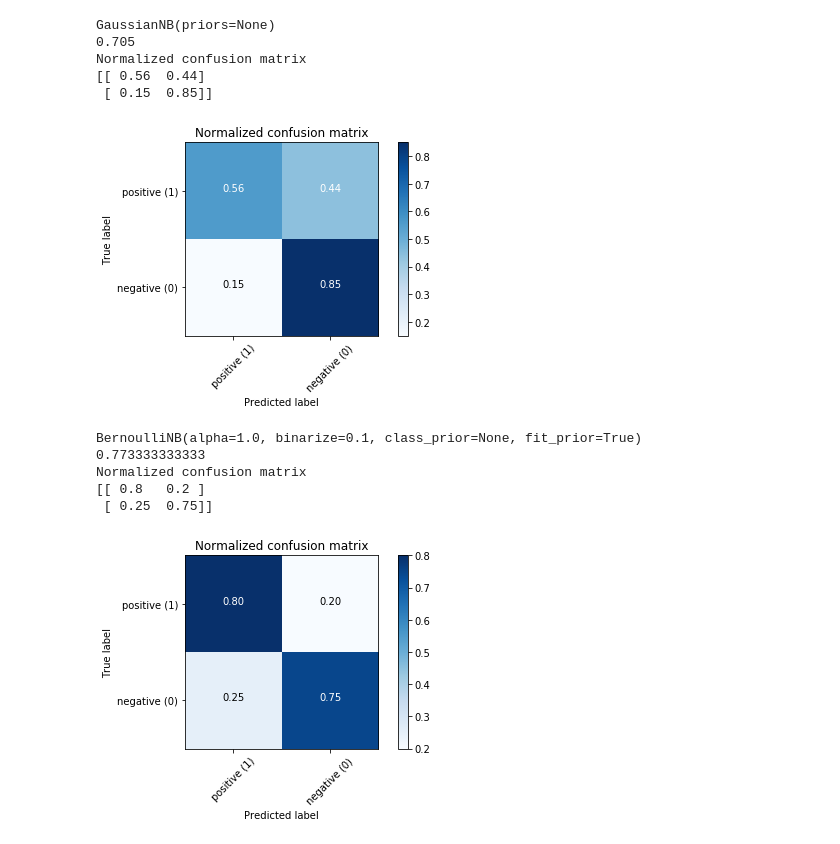
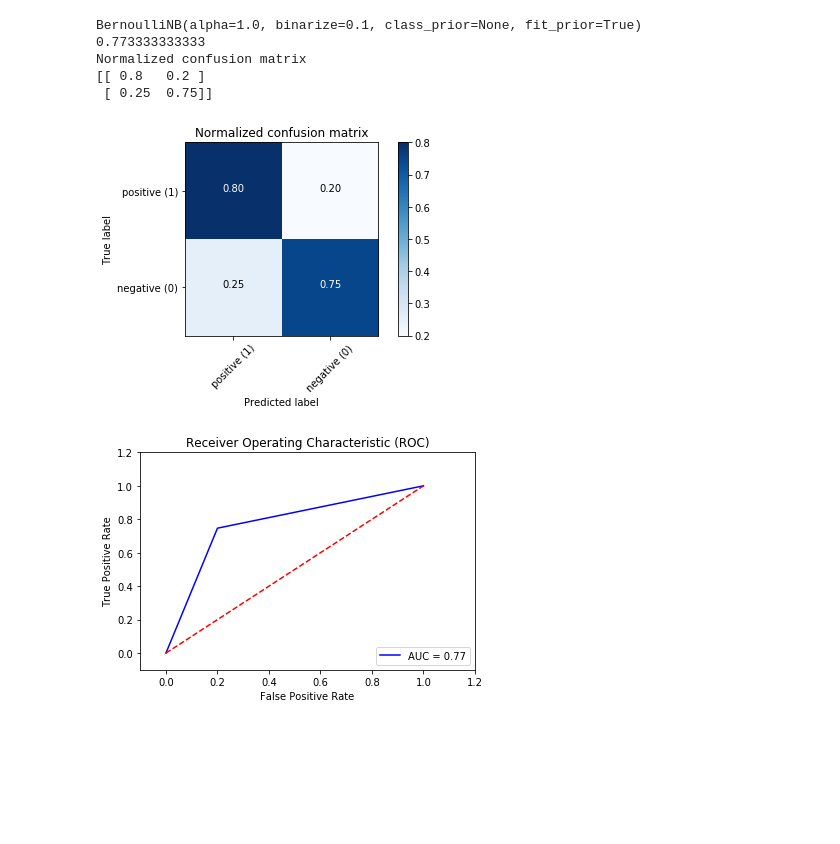
Before and after one commit to sar-var/424_exercise1, a Jupyter notebook: exercise1.ipynb, the cells around one changed output. Cells and saved outputs as stored; diff of their text form; code cells hidden in the pictures; blank space fills up the shorter version.

```diff
--- a/exercise1.ipynb
+++ b/exercise1.ipynb
@@ -113,32 +149,19 @@ Normalized confusion matrix
 # %%
-GausNB = GaussianNB()
-GausNB.fit(X_train, y_train)
-print(GausNB)
+BernNB = BernoulliNB(binarize = 0.1)
+BernNB.fit(X_train, y_train)
+print(BernNB)
 
 y_expect = y_test
-y_pred = GausNB.predict(X_test)
-print(accuracy_score(y_expect,y_pred))
+y_pred = BernNB.predict(X_test)
+print(accuracy_score(y_expect, y_pred))
+
 make_confusion_matrix(y_test, y_pred)
+make_roc_curve(y_test, y_pred)
 # %% [output]
-GaussianNB(priors=None)
-0.705
+BernoulliNB(alpha=1.0, binarize=0.1, class_prior=None, fit_prior=True)
+0.773333333333
 Normalized confusion matrix
-[[ 0.56  0.44]
- [ 0.15  0.85]]
+[[ 0.8   0.2 ]
+ [ 0.25  0.75]]
-[figure, old version]
+[figure, new version]
+[figure, added]
-# %%
-BernNB = BernoulliNB(binarize = 0.1)
-BernNB.fit(X_train, y_train)
-print(BernNB)
-
-y_expect = y_test
-y_pred = BernNB.predict(X_test)
-print(accuracy_score(y_expect, y_pred))
-make_confusion_matrix(y_test, y_pred)
-# %% [output]
-BernoulliNB(alpha=1.0, binarize=0.1, class_prior=None, fit_prior=True)
-0.773333333333
-Normalized confusion matrix
-[[ 0.8   0.2 ]
- [ 0.25  0.75]]
-[figure, removed]
```
Also changed, not shown: parts of 5 cells of this notebook.
